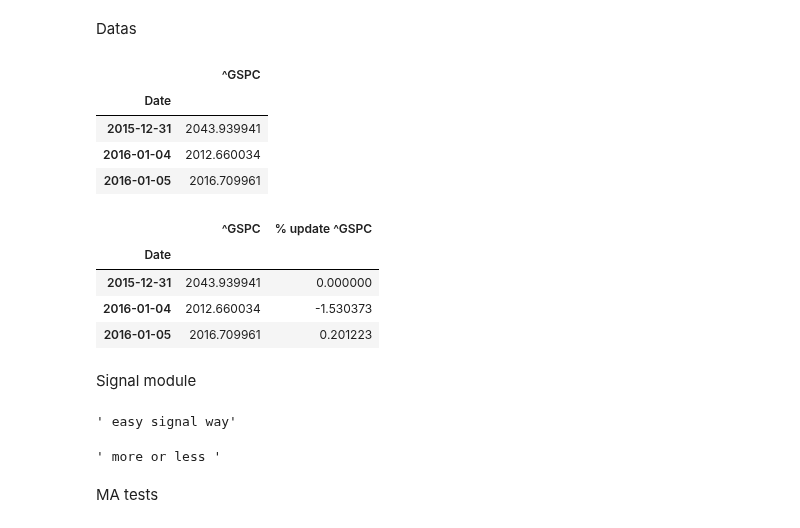
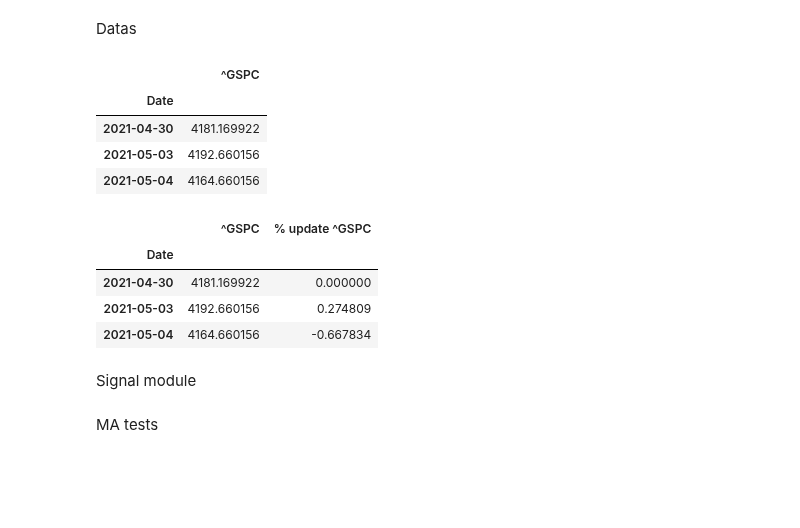
Before and after one commit to ChapnesAl/Tinkoff_Investment, a Jupyter notebook: lessons_and_tests/da_lessons/market_forecast.ipynb, the cells around one changed output. Saved outputs shown, nothing was run; the diff lists cells and outputs as text; code cells hidden in the pictures; blank space fills up the shorter version.

```diff
--- a/lessons_and_tests/da_lessons/market_forecast.ipynb
+++ b/lessons_and_tests/da_lessons/market_forecast.ipynb
@@ -12,32 +12,44 @@ pd.set_option('display.width', 1000)
 # %% [markdown]
 Datas
 # %%
-market_ticker = '^GSPC' #^GSPC
+market_ticker = '^GSPC' #'^GSPC' #'btc-usd' #'tsla'
 st = 'f'
+ma_sign = 90
+ma_sign2 = 30
 
-stime='2016-01-01'
+a = 1
+a1 = -30
+
+rol_rol_period = 60
+
+fma = 12
+sma = 26
+
+
+stime='2021-05-01'
 ftime=None
+period = '1d'  # '1d'
 # %%
-def get_data_from_ticker(tick, stime, ftime, interval='1d'):
+def get_data_from_ticker(tick, stime, ftime, interval=period):
     ticker = yf.Ticker(tick)
 
     df = ticker.history(start=stime, end=ftime, interval=interval)
     x = pd.DataFrame(df)
     x.rename(columns={"Close": tick}, inplace=True)
     z = x.drop(columns=["Open", "High", "Low", "Volume", "Dividends", "Stock Splits"])
     return z
 
 df = pd.DataFrame(get_data_from_ticker(market_ticker, stime, ftime))
 
 
 
 df.head(3)
 # %% [output]
 |  | ^GSPC |
 | Date |  |
-| 2015-12-31 | 2043.939941 |
-| 2016-01-04 | 2012.660034 |
-| 2016-01-05 | 2016.709961 |
+| 2021-04-30 | 4181.169922 |
+| 2021-05-03 | 4192.660156 |
+| 2021-05-04 | 4164.660156 |
 # %%
 def add_percent_update(tick):
     """ date stock's or market's update"""
@@ -61,9 +73,9 @@ df.head(3)
 # %% [output]
 |  | ^GSPC | % update ^GSPC |
 | Date |  |  |
-| 2015-12-31 | 2043.939941 | 0.000000 |
-| 2016-01-04 | 2012.660034 | -1.530373 |
-| 2016-01-05 | 2016.709961 | 0.201223 |
+| 2021-04-30 | 4181.169922 | 0.000000 |
+| 2021-05-03 | 4192.660156 | 0.274809 |
+| 2021-05-04 | 4164.660156 | -0.667834 |
 # %%
 r = list(df[f'% update {market_ticker}'].values)
 
@@ -77,7 +89,7 @@ df['Side'] = r
 # %% [markdown]
 Signal module
 # %%
-''' easy signal way'''
+# ''' easy signal way'''
 
 # r = list(df['% update ^GSPC'].values)
 
@@ -91,10 +103,8 @@ Signal module
 #         pass
 
 # df['Signal'] = r
-# %% [output]
-' easy signal way'
 # %%
-''' more or less '''
+# ''' more or less '''
 
 
 # ''' получаем точки разворота '''
@@ -112,8 +122,6 @@ Signal module
 #         pass
 
 # df['Signal'] = r
-# %% [output]
-' more or less '
 # %% [markdown]
 MA tests
 # %%
```
Also changed, not shown: parts of 16 cells of this notebook, 8 other files.
